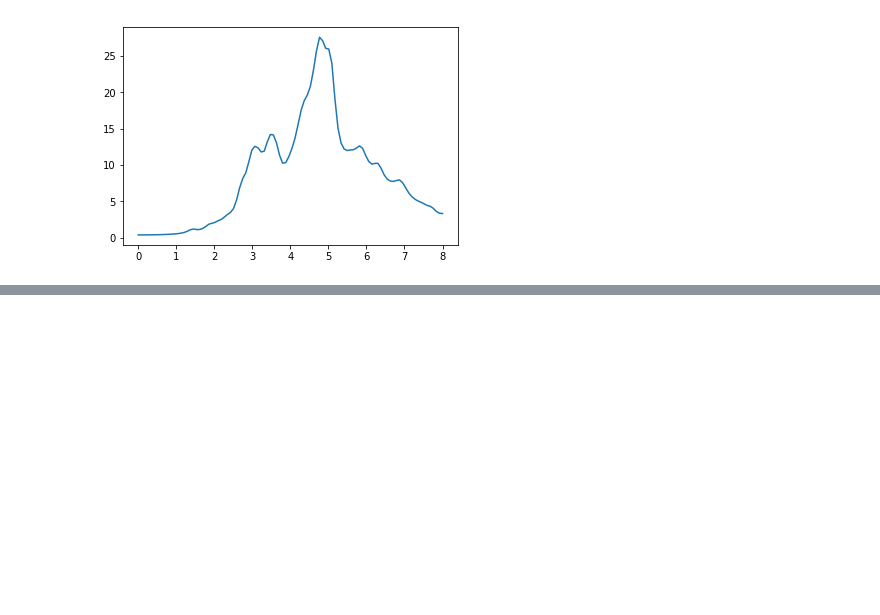
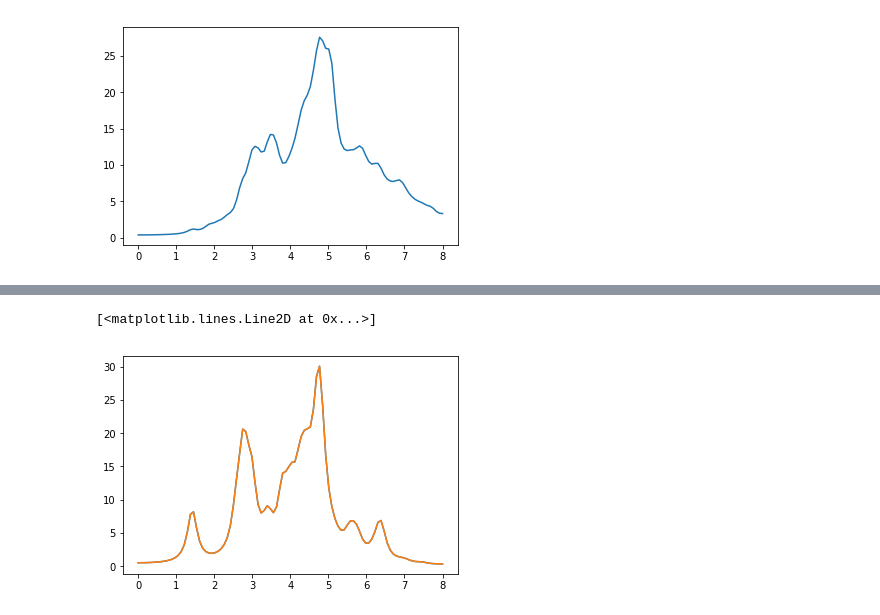
Before and after one commit to marcodalessandro76/Generation-and-decay-of-the-degree-of-spin-polarization-in-GaAs, a Jupyter notebook: IP_Absorption.ipynb, the cells around one changed output, grey strips where cells are left out. Saved outputs shown, nothing was run; the diff lists cells and outputs as text; code cells hidden in the pictures; blank space fills up the shorter version.

```diff
--- a/IP_Absorption.ipynb
+++ b/IP_Absorption.ipynb
@@ -113,0 +228,17 @@ plt.plot(energy,eps_im)
+# %%
+file_ip = 'ABS_k8/ip_abs/o-ip_abs.eps_q1_ip'
+file_hartree = 'ABS_k8/hartree_abs/o-hartree_abs.eps_q1_inv_rpa_dyson'
+# %%
+data_ip = P.YamboParser([file_ip])['eps_q1_ip']
+data_hartree = P.YamboParser([file_hartree])['eps_q1_inv_rpa_dyson']
+# %%
+eng_ip = data_ip['col0']
+eps_ip = data_ip['col1']
+eng_hartree = data_hartree['col0']
+eps_hartree = data_hartree['col1']
+# %%
+plt.plot(eng_ip,eps_ip)
+plt.plot(eng_hartree,eps_hartree)
+# %% [output]
+[<matplotlib.lines.Line2D at 0x...>]
+[figure, added]
```
Also changed, not shown: parts of 18 cells of this notebook, 2 other files.
